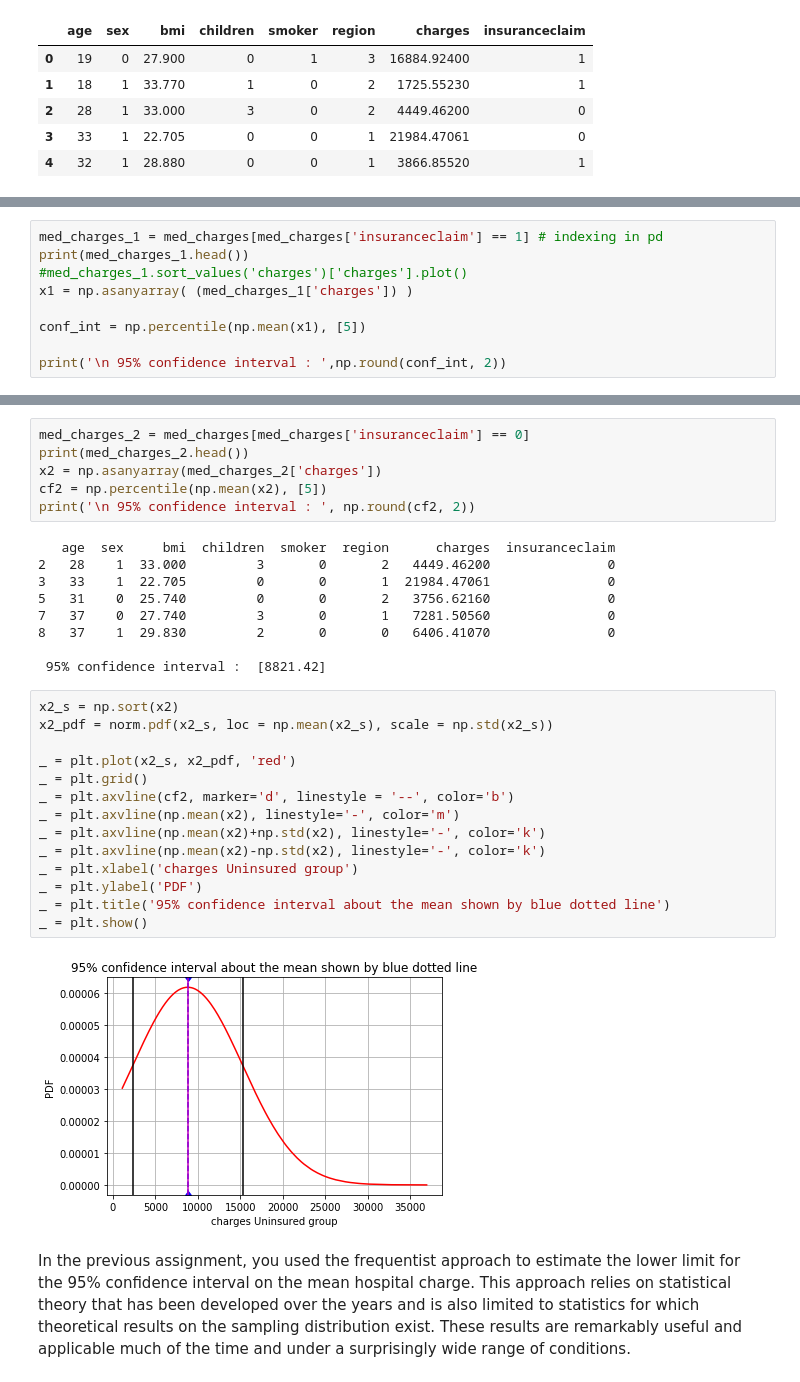
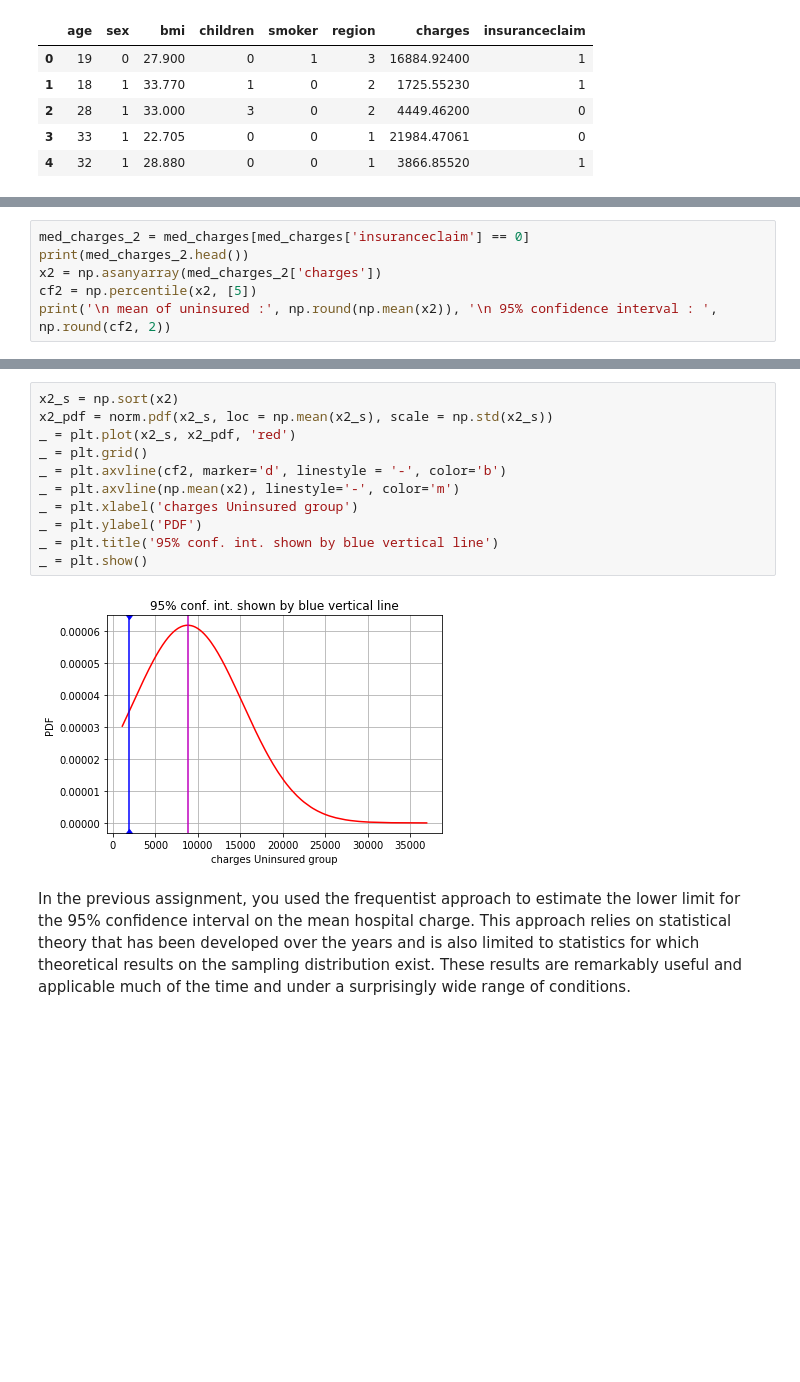
Before and after one commit to dsGitHubRepository/default-of-credit-card-clients, a Jupyter notebook: inferential_statistics_2-Q.ipynb, the cells around one changed output, grey strips where cells are left out. Saved outputs shown, nothing was run; the diff lists cells and outputs as text; blank space fills up the shorter version.

```diff
--- a/inferential_statistics_2-Q.ipynb
+++ b/inferential_statistics_2-Q.ipynb
@@ -44,10 +65,7 @@ med_charges.head()
 # %%
-med_charges_1 = med_charges[med_charges['insuranceclaim'] == 1] # indexing in pd
-print(med_charges_1.head())
-#med_charges_1.sort_values('charges')['charges'].plot()
-x1 = np.asanyarray( (med_charges_1['charges']) )
-
-conf_int = np.percentile(np.mean(x1), [5])
-
-print('\n 95% confidence interval : ',np.round(conf_int, 2))
+med_charges_2 = med_charges[med_charges['insuranceclaim'] == 0]
+print(med_charges_2.head())
+x2 = np.asanyarray(med_charges_2['charges'])
+cf2 = np.percentile(x2, [5])
+print('\n mean of uninsured :', np.round(np.mean(x2)), '\n 95% confidence interval : ', np.round(cf2, 2))
 # %% [output]
@@ -78,34 +95,16 @@ _ = plt.show()
-# %%
-med_charges_2 = med_charges[med_charges['insuranceclaim'] == 0]
-print(med_charges_2.head())
-x2 = np.asanyarray(med_charges_2['charges'])
-cf2 = np.percentile(np.mean(x2), [5])
-print('\n 95% confidence interval : ', np.round(cf2, 2))
-# %% [output]
-   age  sex     bmi  children  smoker  region      charges  insuranceclaim
-2   28    1  33.000         3       0       2   4449.46200               0
-3   33    1  22.705         0       0       1  21984.47061               0
-5   31    0  25.740         0       0       2   3756.62160               0
-7   37    0  27.740         3       0       1   7281.50560               0
-8   37    1  29.830         2       0       0   6406.41070               0
-
- 95% confidence interval :  [8821.42]
 # %%
 x2_s = np.sort(x2)
 x2_pdf = norm.pdf(x2_s, loc = np.mean(x2_s), scale = np.std(x2_s))
-
 _ = plt.plot(x2_s, x2_pdf, 'red')
 _ = plt.grid()
-_ = plt.axvline(cf2, marker='d', linestyle = '--', color='b')
+_ = plt.axvline(cf2, marker='d', linestyle = '-', color='b')
 _ = plt.axvline(np.mean(x2), linestyle='-', color='m')
-_ = plt.axvline(np.mean(x2)+np.std(x2), linestyle='-', color='k')
-_ = plt.axvline(np.mean(x2)-np.std(x2), linestyle='-', color='k')
 _ = plt.xlabel('charges Uninsured group')
 _ = plt.ylabel('PDF')
-_ = plt.title('95% confidence interval about the mean shown by blue dotted line')
+_ = plt.title('95% conf. int. shown by blue vertical line')
 _ = plt.show()
 # %% [output]
-[figure, old version]
+[figure, new version]
 # %% [markdown]
 In the previous assignment, you used the frequentist approach to estimate the lower limit for the 95% confidence interval on the mean hospital charge. This approach relies on statistical theory that has been developed over the years and is also limited to statistics for which theoretical results on the sampling distribution exist. These results are remarkably useful and applicable much of the time and under a surprisingly wide range of conditions.
 # %% [markdown]
```
Also changed, not shown: parts of 19 cells of this notebook.
